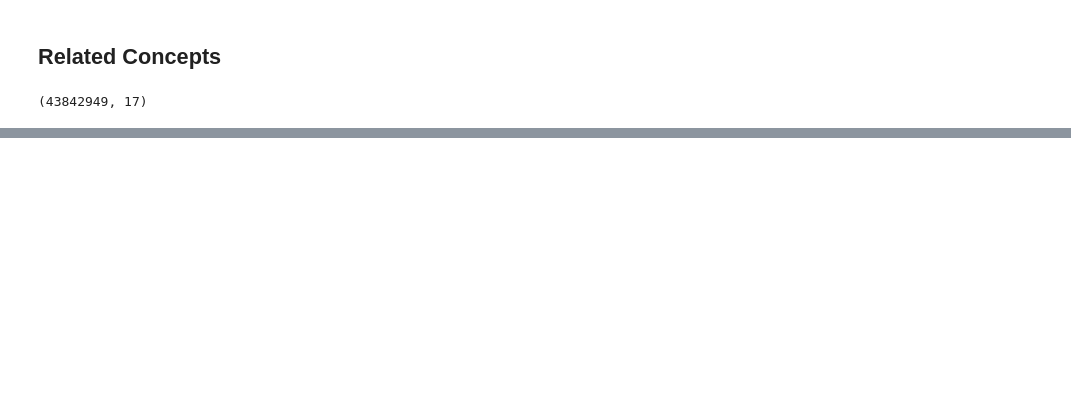
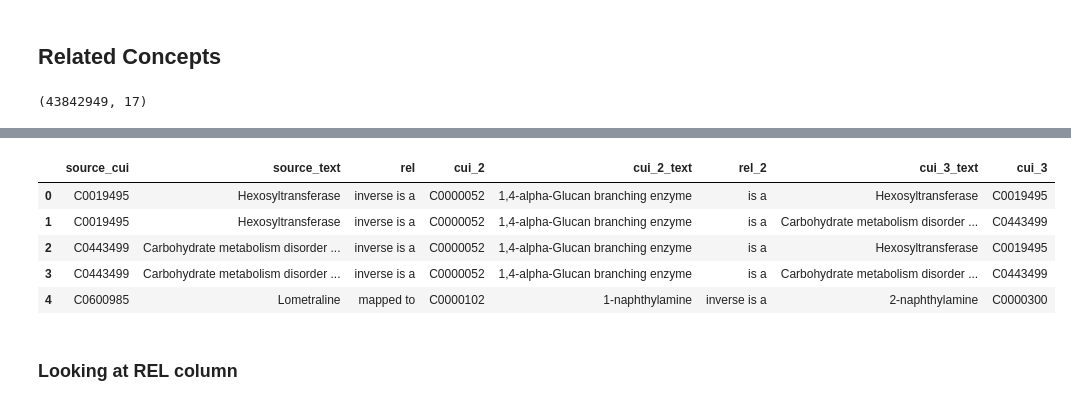
Before and after one commit to ignatius-ting/ITING_thesis23, a Jupyter notebook: exploration.ipynb, the cells around one changed output, grey strips where cells are left out. Cells and saved outputs as stored; diff of their text form; code cells hidden in the pictures; blank space fills up the shorter version.

```diff
--- a/exploration.ipynb
+++ b/exploration.ipynb
@@ -1085,0 +882,6 @@ We know MRHIER is 1:1, but what about the other relations?
+# %%
+rel_map['source_type'] = rel_map.source_cui.apply(lambda x: stype_dict[x])
+type_counts = rel_map.source_type.value_counts().to_frame().reset_index().rename(columns = {'index':'type','source_type':'count'})
+file_name = 'type_counts.csv'
+type_path = os.path.join(data_dir, file_name)
+type_counts.to_csv(type_path, index = False)
@@ -1085,0 +890,6 @@ We know MRHIER is 1:1, but what about the other relations?
+# %%
+rel_map['source_sab'] = rel_map.source_cui.apply(lambda x: sab_dict[x])
+sab_counts = rel_map.source_sab.value_counts().to_frame().reset_index().rename(columns = {'index':'ontology','source_sab':'count'})
+file_name = 'sab_counts.csv'
+sab_path = os.path.join(data_dir, file_name)
+sab_counts.to_csv(sab_path, index = False)
@@ -1085,0 +1242,30 @@ We know MRHIER is 1:1, but what about the other relations?
+# %%
+large_df = rel_map[['source_cui','source_text','rel','cui_2']].copy()
+# Calculate the size of each smaller dataframe
+chunk_size = len(large_df) // 10
+
+# Create a dictionary to store the smaller dataframes
+small_dataframes = {}
+
+# Split the large dataframe into smaller dataframes and store them in the dictionary
+for i in range(10):
+    start_idx = i * chunk_size
+    end_idx = (i + 1) * chunk_size if i < 9 else len(large_df)
+    small_dataframes[f'df{i+1}'] = large_df.iloc[start_idx:end_idx]
+
+# Access the smaller dataframes from the dictionary
+for i in range(10):
+    df_name = f'df{i+1}'
+    small_df = small_dataframes[df_name]
+    print(f"Dataframe {df_name}:")
+    print(f"Shape: {small_df.shape}")
+    # 2nd hop
+    hop2 = rel_map[['source_cui','source_text','rel','node2_text','cui_2']]
+    hop2.columns = ['cui_2','cui_2_text','rel_2','cui_3_text','cui_3']
+    small_df = small_df.merge(hop2, on = 'cui_2')
+    # small_df = small_df[['source_cui','cui_2','cui_3','source_text','rel','cui_2_text','rel_2','cui_3_text']]
+    # small_df['whole_text'] = small_df.apply(lambda x: x['source_text'] + ' ' + x['rel']\
+    #                                         + ' ' + x['cui_2_text'] + ' '\
+    #                                             + x['rel_2'] + ' ' + x['cui_3_text'], axis = 1)
+    small_dataframes[df_name] = small_df
+    print(f"Shape after join: {small_df.shape}")
@@ -1085,0 +1290,11 @@ We know MRHIER is 1:1, but what about the other relations?
+# %%
+small_dataframes['df1'].head()
+# %% [output]
+|  | source_cui | source_text | rel | cui_2 | cui_2_text | rel_2 | cui_3_text | cui_3 |
+| 0 | C0019495 | Hexosyltransferase | inverse is a | C0000052 | 1,4-alpha-Glucan branching enzyme | is a | Hexosyltransferase | C0019495 |
+| 1 | C0019495 | Hexosyltransferase | inverse is a | C0000052 | 1,4-alpha-Glucan branching enzyme | is a | Carbohydrate metabolism disorder ... | C0443499 |
+| 2 | C0443499 | Carbohydrate metabolism disorder ... | inverse is a | C0000052 | 1,4-alpha-Glucan branching enzyme | is a | Hexosyltransferase | C0019495 |
+| 3 | C0443499 | Carbohydrate metabolism disorder ... | inverse is a | C0000052 | 1,4-alpha-Glucan branching enzyme | is a | Carbohydrate metabolism disorder ... | C0443499 |
+| 4 | C0600985 | Lometraline | mapped to | C0000102 | 1-naphthylamine | inverse is a | 2-naphthylamine | C0000300 |
+# %% [markdown]
+### Looking at REL column
```
Also changed, not shown: parts of 99 cells of this notebook.
